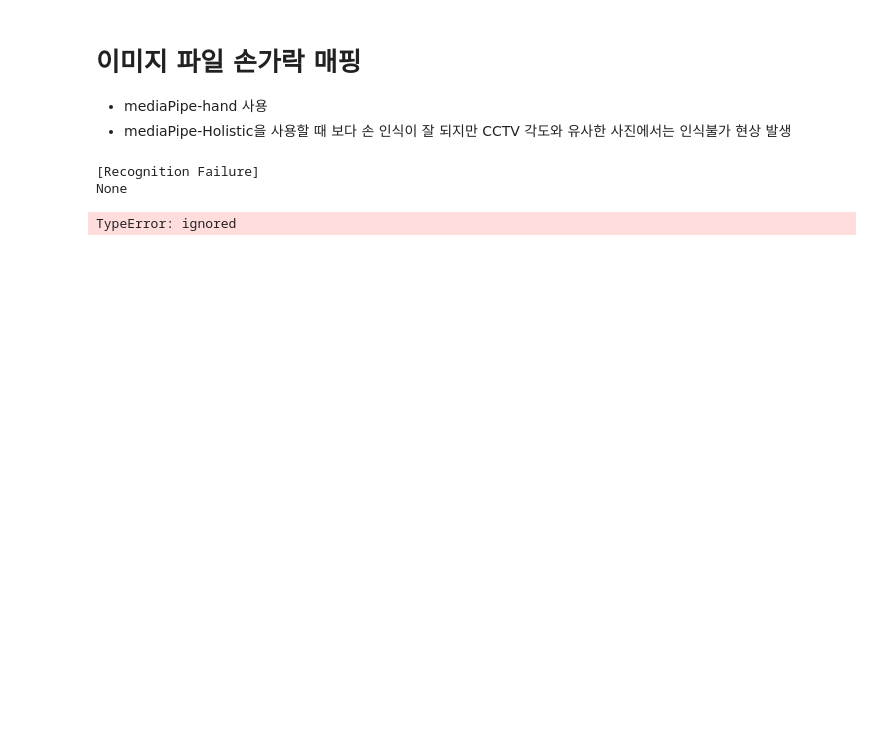
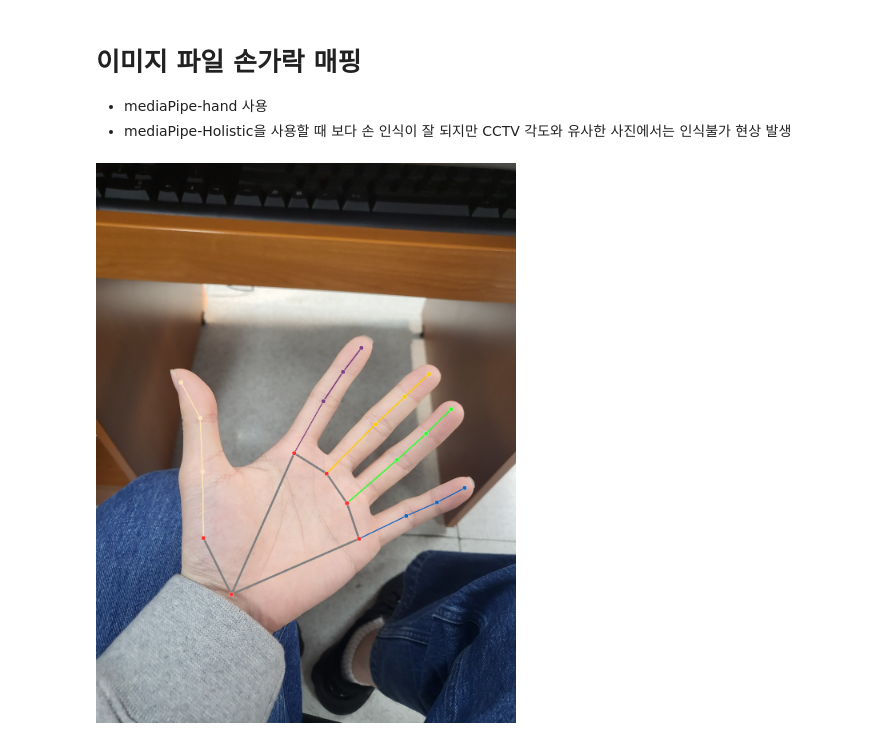
Before and after one commit to ocxh/MyopenCV, a Jupyter notebook: mediaPipe_hand/mediaPipe_hand_1.ipynb, the cells around one changed output. Drawn from its saved outputs; the diff is of its cells as text; code cells hidden in the pictures; blank space fills up the shorter version.

Commit message:
mediaPipe Hand 1(re)

```diff
--- a/mediaPipe_hand/mediaPipe_hand_1.ipynb
+++ b/mediaPipe_hand/mediaPipe_hand_1.ipynb
@@ -31,38 +31,36 @@ mp_drawing_styles = mp.solutions.drawing_styles
 mp_hands = mp.solutions.hands
 
 #이미지 업로드
-IMAGE = "pos11.jpeg"
+IMAGE = "hand.jpeg"
 
 with mp_hands.Hands(
     static_image_mode=True, #False는 비디오 프레임 단위로 이미지 처리
     max_num_hands=2, #인식할 손 개수
     model_complexity=1, #모델 복잡도(0 or 1)
     min_detection_confidence=0.5 #탐지성공 최소 신뢰 값(default=0.5)
     ) as hands:
 
   #좌우반전
   image = cv2.flip(cv2.imread(IMAGE), 1)
   #BGR to RGB
   results = hands.process(cv2.cvtColor(image, cv2.COLOR_BGR2RGB))
 
   #랜드마크 좌표 생성(인식하지 못할 시 해당 문구 출력 후 종료)
   #results.multi_hand_landmarks에는 랜드마크 좌표 존재
   if not results.multi_hand_landmarks:
     print("[Recognition Failure]")
   else:
     #이미지에 랜드마크 그리는 부분
     for hand_landmarks in results.multi_hand_landmarks:
       mp_drawing.draw_landmarks(
           image,
           hand_landmarks,
           mp_hands.HAND_CONNECTIONS,
           mp_drawing_styles.get_default_hand_landmarks_style(),
           mp_drawing_styles.get_default_hand_connections_style()
           )
 
   #<코랩 전용> 생성된 이미지 출력
     cv2_imshow(image)
 # %% [output]
-[Recognition Failure]
-None
-TypeError: ignored
+[figure, added]
```
Also changed, not shown: parts of 1 cell of this notebook.
